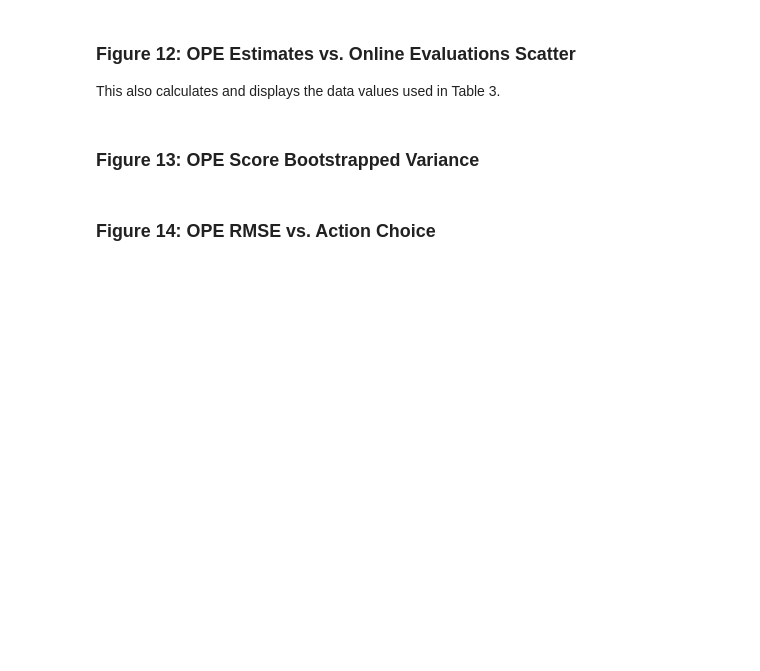
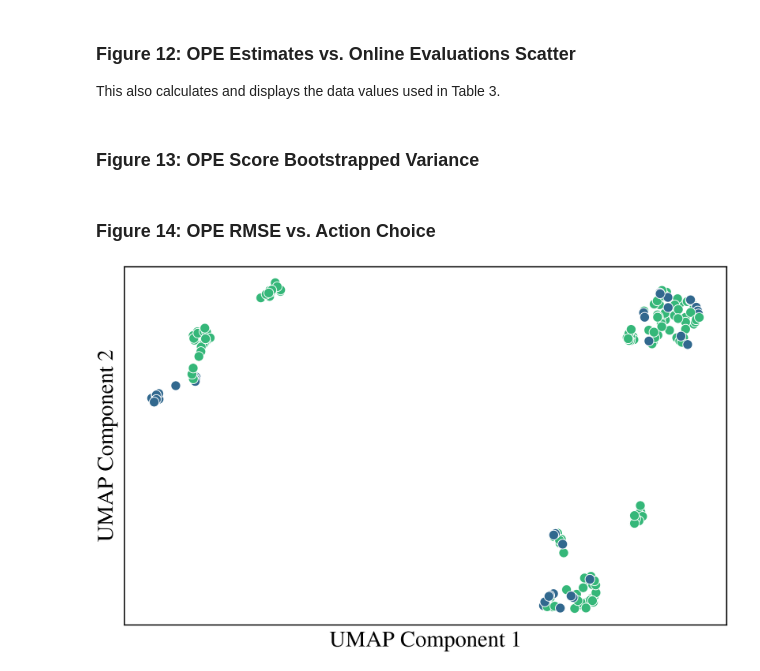
Before and after one commit to masonhargrave/EpiCare, a Jupyter notebook: figures/figures.ipynb, the cells around one changed output. Saved outputs shown, nothing was run; the diff lists cells and outputs as text; code cells hidden in the pictures; blank space fills up the shorter version.

```diff
--- a/figures/figures.ipynb
+++ b/figures/figures.ipynb
@@ -1288,3 +1295,54 @@ ax2.tick_params(axis="y", labelcolor="C" + str(len(model)))
 plt.tight_layout()
 plt.savefig("avg_probs_and_rmse.pdf")  # Save as high-resolution image
 plt.show()
+# %%
+# Plot UMAP components of parkinsons data
+data = pd.read_csv("parkinsons.csv")
+
+# Drop all rows starting with "synth"
+data = data[~data["name"].str.startswith("synth")]
+
+X = data.drop(columns=["name", "status"]).values
+y = data["status"].values
+
+# Perform UMAP dimensionality reduction
+reducer = umap.UMAP()
+embedding = reducer.fit_transform(X)
+
+# Create a DataFrame for the embedding
+embedding_df = pd.DataFrame(embedding, columns=["UMAP1", "UMAP2"])
+embedding_df["status"] = y
+
+# Create a scatter plot of the UMAP embedding
+
+# Set the Seaborn color palette to the colorblind palette
+sns.set_palette("colorblind")
+
+# Create a figure and axis
+fig, ax = plt.subplots()
+
+# Plot the UMAP embedding
+sns.scatterplot(
+    data=embedding_df,
+    x="UMAP1",
+    y="UMAP2",
+    hue="status",
+    palette="viridis",
+    ax=ax,
+)
+
+# Set labels
+ax.set_xlabel("UMAP Component 1", fontsize=14)
+ax.set_ylabel("UMAP Component 2", fontsize=14)
+
+#remove x and y ticks
+ax.set_xticks([])
+ax.set_yticks([])
+
+# Remove legend
+ax.get_legend().remove()
+
+# Save as pdf
+plt.savefig("umap_parkinsons.pdf")
+# %% [output]
+[figure, added]
```
Also changed, not shown: parts of 3 cells of this notebook, 11 other files.
